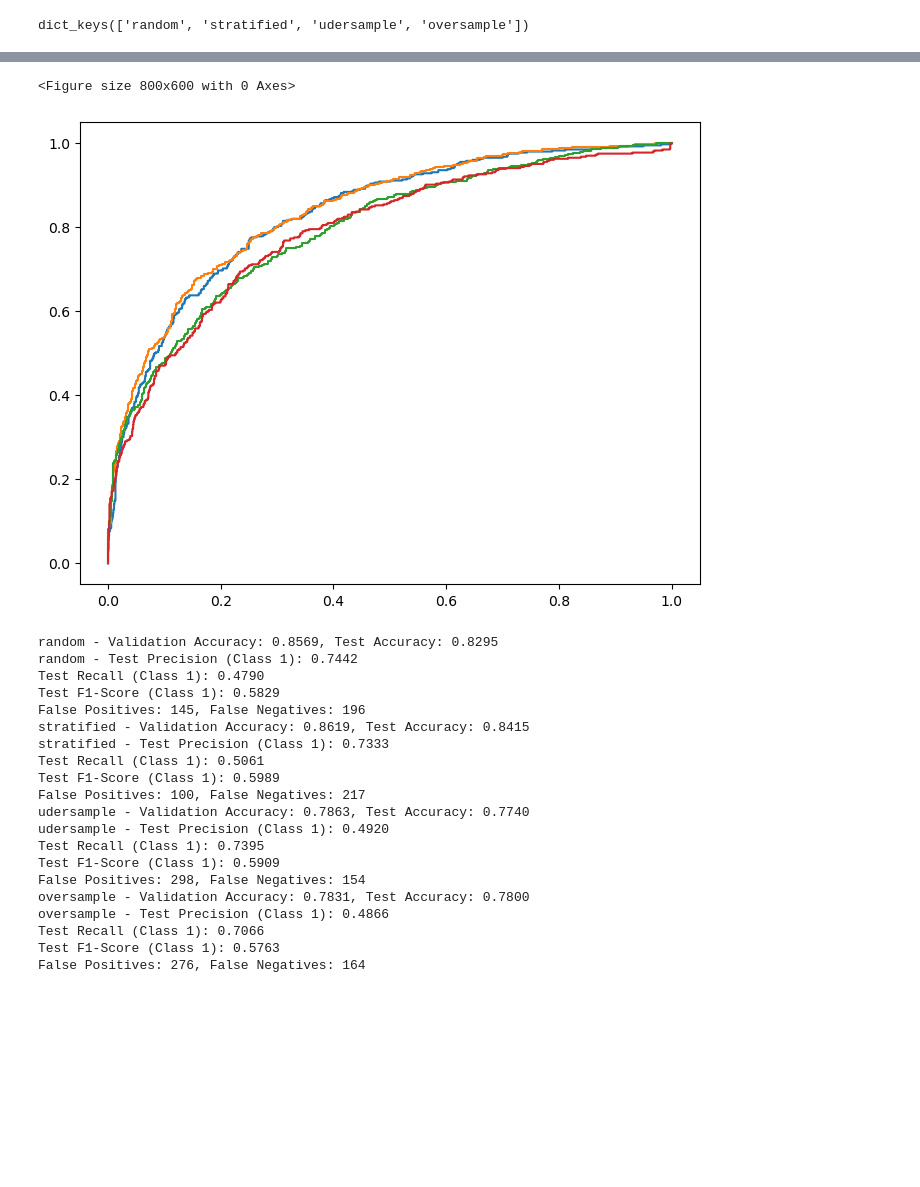
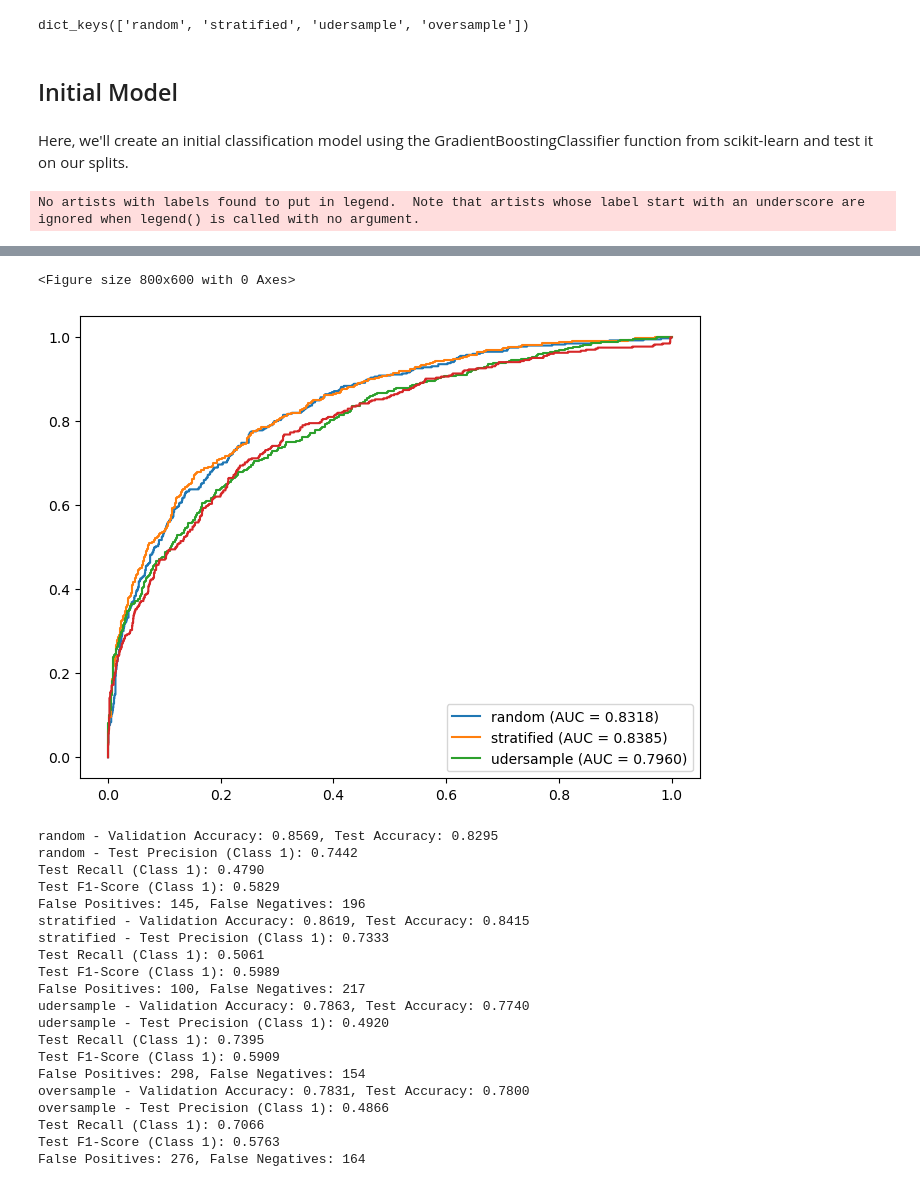
Before and after one commit to djjjones6/Group_Assessment_1, a Jupyter notebook: DaveJ/Gradient Boosting.ipynb, the cells around one changed output, grey strips where cells are left out. Saved outputs shown, nothing was run; the diff lists cells and outputs as text; code cells hidden in the pictures; blank space fills up the shorter version.

```diff
--- a/DaveJ/Gradient Boosting.ipynb
+++ b/DaveJ/Gradient Boosting.ipynb
@@ -34,12 +43,16 @@ with open('../data/train_splits.pickle', 'rb') as file:
 split_data.keys()
 # %% [output]
 dict_keys(['random', 'stratified', 'udersample', 'oversample'])
+# %% [markdown]
+## Initial Model
+# %% [markdown]
+Here, we'll create an initial classification model using the GradientBoostingClassifier function from scikit-learn and test it on our splits.
 # %%
 #We now need to create our Gradient Boosting Classification model
 
 gb_model = GradientBoostingClassifier(n_estimators=100, learning_rate=0.5, max_features=2, max_depth=2, random_state=0)
 
-#Create somewhere to store performance
+#Create somewhere to store the performance metrics
 performance ={}
 
 #Creating 2x2 grid for confusion matrices
@@ -50,7 +63,7 @@ plt.figure(figsize=(8,6))
 #ROC Curve Figure
 plt.figure(figsize=(8,6))
 
-#Fit model for each split
+#Fit model for each of the 4 splits
 for idx, split in enumerate(split_data):
     X_train, X_val, y_train, y_val =split_data[split]
 
@@ -68,20 +81,17 @@ for idx, split in enumerate(split_data):
     #Get general classification report
     test_report = classification_report(y_val, y_val_pred, output_dict = True)
 
+    #Balanced accuracy, precision, recall, and F1-score for class 1 (positive class)
+    precision = test_report['1']['precision']
+    recall = test_report['1']['recall']
+    f1_score = test_report['1']['f1-score']
+    balanced_acc = balanced_accuracy_score(y_val, y_val_pred)
+
     #Plot confusion matrix for test set
     conf_matrix = confusion_matrix(y_test_raw, y_test_pred)
     tn, fp, fn, tp = conf_matrix.ravel()
 
-
-    #Calculate balanced accuracy
-    balanced_acc = balanced_accuracy_score(y_val, y_val_pred)
-
-    #Precision, recall, and F1-score for class 1
-    precision = test_report['1']['precision']
-    recall = test_report['1']['recall']
-    f1_score = test_report['1']['f1-score']
-
-    #Normalize the confusion matrix by the number of true samples per class
+    #Normalize the confusion matrix by the number of true samples per class to get the values of the confusion matrix as a percentage of the total and labelling
     conf_matrix_normalized = conf_matrix.astype('float') / conf_matrix.sum(axis=1)[:, np.newaxis]
 
     sns.heatmap(conf_matrix_normalized, annot=True, fmt='.2%', cmap='Blues', ax=axes[idx],
@@ -96,52 +106,54 @@ for idx, split in enumerate(split_data):
     y_test_pred_prob = gb_model.predict_proba(X_test_raw)[:, 1]
     fpr, tpr, _ = roc_curve(y_test_raw, y_test_pred_prob)
     roc_auc = roc_auc_score(y_test_raw, y_test_pred_prob)
+    plt.legend(loc="lower right")
     plt.plot(fpr, tpr, label=f'{split} (AUC = {roc_auc:.4f})')
 
 
     #Define performance metrics
     performance[split] = {
         'val_accuracy': val_accuracy,
         'test_accuracy': test_accuracy,
          'test_precision_1': precision,
         'test_recall_1': recall,
         'test_f1_score_1': f1_score,
         'false_positives': fp,
         'false_negatives': fn,
         'balanced_accuracy': balanced_acc
     }
 
 #Show the plots
 plt.show()
 
 # Output performance metrics
 for split, perf in performance.items():
     print(f"{split} - Validation Accuracy: {perf['val_accuracy']:.4f}, Test Accuracy: {perf['test_accuracy']:.4f}")
     print(f"{split} - Test Precision (Class 1): {perf['test_precision_1']:.4f}")
     print(f"Test Recall (Class 1): {perf['test_recall_1']:.4f}")
     print(f"Test F1-Score (Class 1): {perf['test_f1_score_1']:.4f}")
     print(f"False Positives: {perf['false_positives']}, False Negatives: {perf['false_negatives']}")
 # %% [output]
+No artists with labels found to put in legend.  Note that artists whose label start with an underscore are ignored when legend() is called with no argument.
 [figure]
-<Figure size 800x600 with 0 Axes>
+<Figure size 800x600 with 0 Axes>
-[figure, old version]
+[figure, new version]
-random - Validation Accuracy: 0.8569, Test Accuracy: 0.8295
-random - Test Precision (Class 1): 0.7442
-Test Recall (Class 1): 0.4790
-Test F1-Score (Class 1): 0.5829
-False Positives: 145, False Negatives: 196
-stratified - Validation Accuracy: 0.8619, Test Accuracy: 0.8415
-stratified - Test Precision (Class 1): 0.7333
-Test Recall (Class 1): 0.5061
-Test F1-Score (Class 1): 0.5989
-False Positives: 100, False Negatives: 217
-udersample - Validation Accuracy: 0.7863, Test Accuracy: 0.7740
-udersample - Test Precision (Class 1): 0.4920
-Test Recall (Class 1): 0.7395
-Test F1-Score (Class 1): 0.5909
-False Positives: 298, False Negatives: 154
-oversample - Validation Accuracy: 0.7831, Test Accuracy: 0.7800
-oversample - Test Precision (Class 1): 0.4866
-Test Recall (Class 1): 0.7066
-Test F1-Score (Class 1): 0.5763
-False Positives: 276, False Negatives: 164
+random - Validation Accuracy: 0.8569, Test Accuracy: 0.8295
+random - Test Precision (Class 1): 0.7442
+Test Recall (Class 1): 0.4790
+Test F1-Score (Class 1): 0.5829
+False Positives: 145, False Negatives: 196
+stratified - Validation Accuracy: 0.8619, Test Accuracy: 0.8415
+stratified - Test Precision (Class 1): 0.7333
+Test Recall (Class 1): 0.5061
+Test F1-Score (Class 1): 0.5989
+False Positives: 100, False Negatives: 217
+udersample - Validation Accuracy: 0.7863, Test Accuracy: 0.7740
+udersample - Test Precision (Class 1): 0.4920
+Test Recall (Class 1): 0.7395
+Test F1-Score (Class 1): 0.5909
+False Positives: 298, False Negatives: 154
+oversample - Validation Accuracy: 0.7831, Test Accuracy: 0.7800
+oversample - Test Precision (Class 1): 0.4866
+Test Recall (Class 1): 0.7066
+Test F1-Score (Class 1): 0.5763
+False Positives: 276, False Negatives: 164
```
Also changed, not shown: parts of 7 cells of this notebook.
